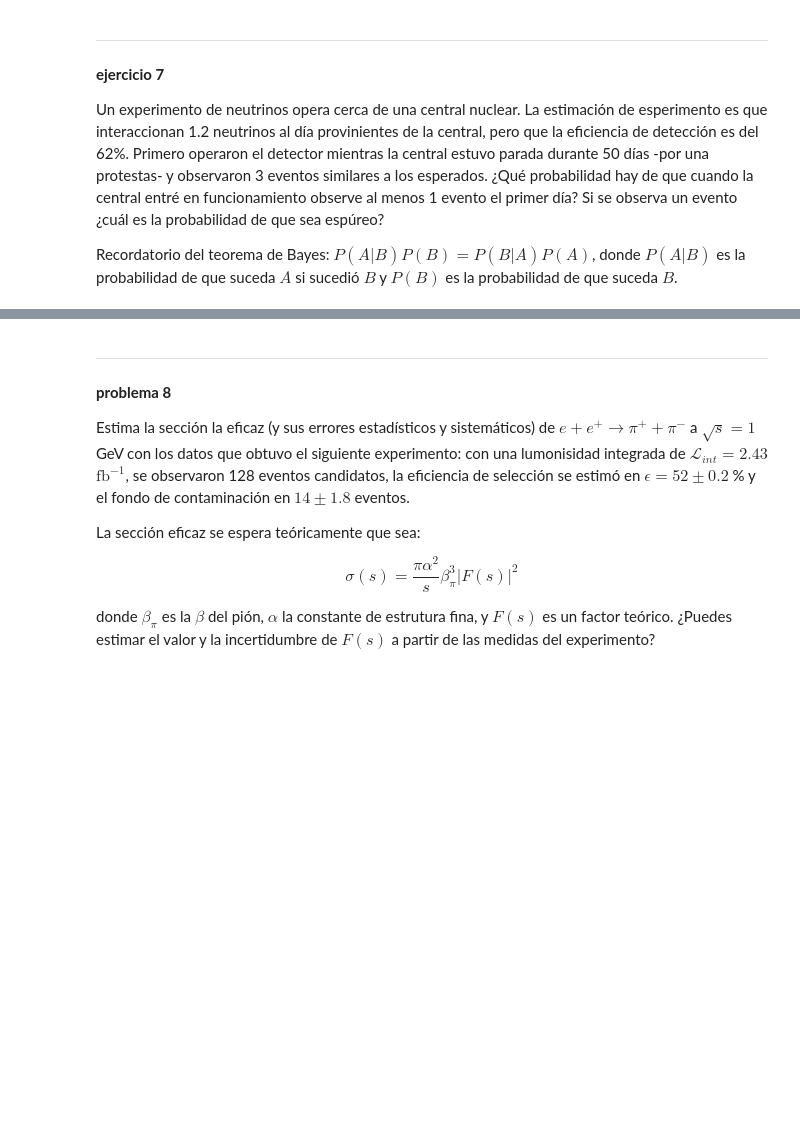
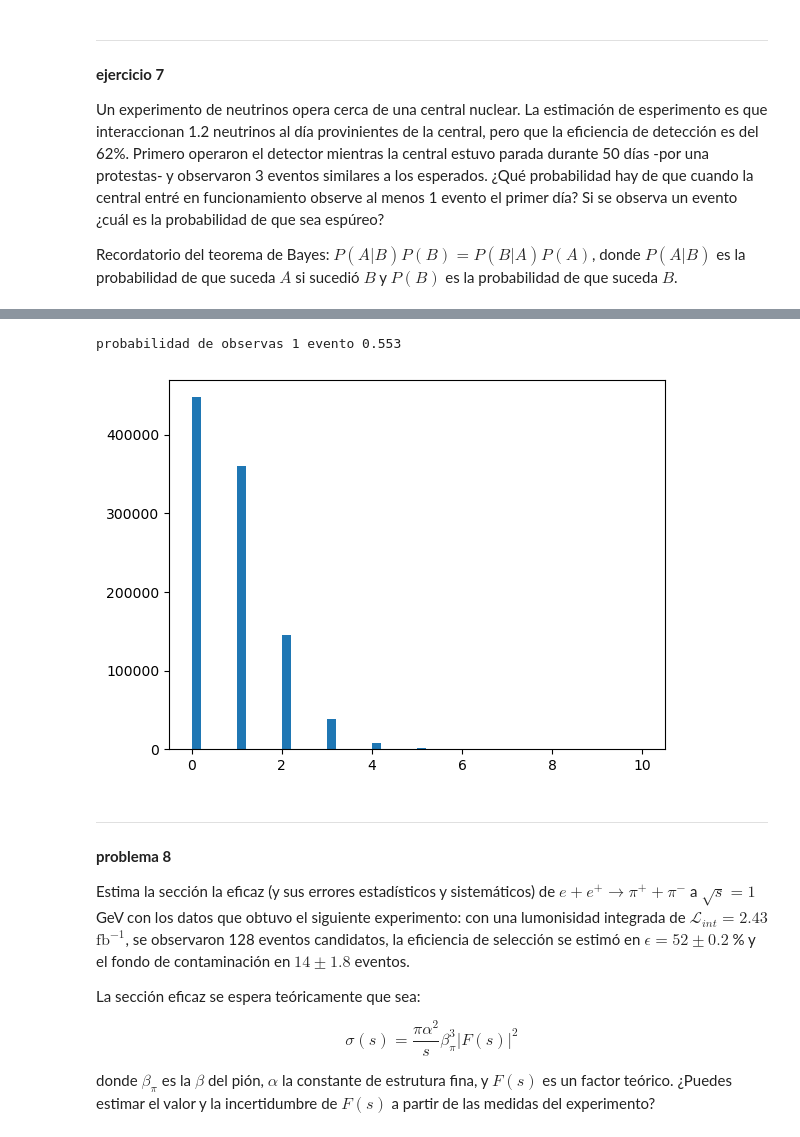
Before and after one commit to jahernando/USC-FNyP, a Jupyter notebook: _sources/notebooks/problemas-III.ipynb, the cells around one changed output, grey strips where cells are left out. Drawn from its saved outputs; the diff is of its cells as text; code cells hidden in the pictures; blank space fills up the shorter version.

```diff
--- a/_sources/notebooks/problemas-III.ipynb
+++ b/_sources/notebooks/problemas-III.ipynb
@@ -288,3 +325,13 @@ $$
+# %%
+ndays = 1000000
+nobs  = poisson.rvs(nu*epsilon + mu, size = ndays)
+
+plt.hist(nobs, 50, (0, 10));
+p1 = np.sum(nobs >= 1)/float(ndays)
+print('probabilidad de observas 1 evento {:4.3f}'.format(p1))
+# %% [output]
+probabilidad de observas 1 evento 0.553
+[figure, added]
 # %% [markdown]
 ----
 
```
Also changed, not shown: parts of 4 cells of this notebook, 19 other files.
